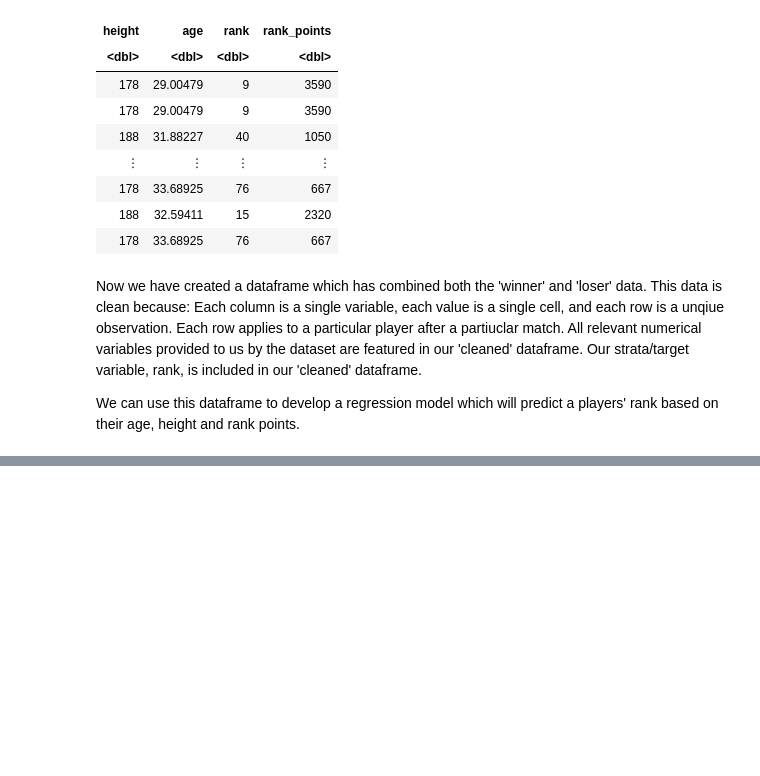
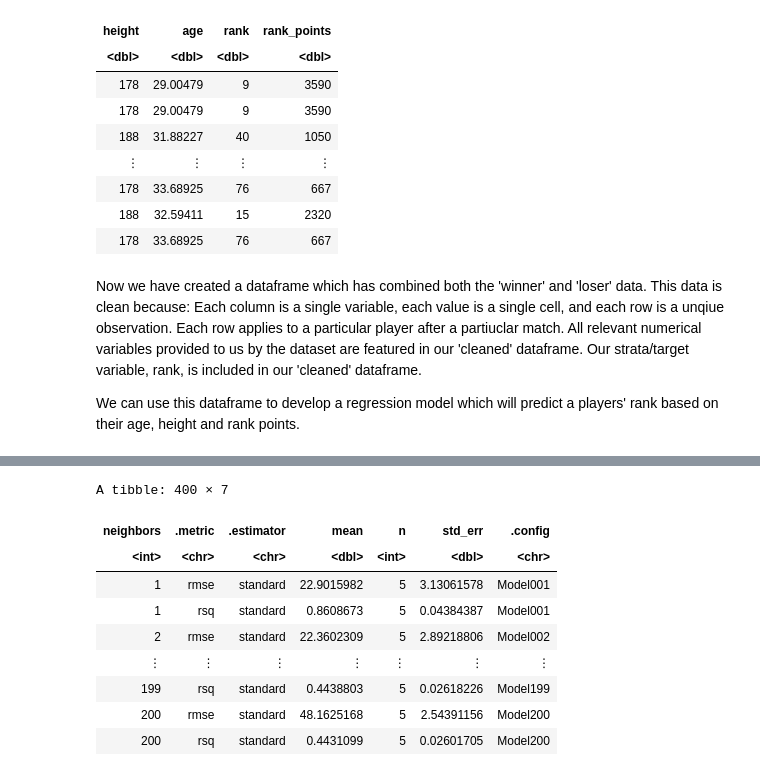
Before and after one commit to joelbonnie/ATPRankRegression, a Jupyter notebook: FinalProject.ipynb, the cells around one changed output, grey strips where cells are left out. Saved outputs shown, nothing was run; the diff lists cells and outputs as text; code cells hidden in the pictures; blank space fills up the shorter version.

Commit message:
Added Regression Model

```diff
--- a/FinalProject.ipynb
+++ b/FinalProject.ipynb
@@ -145,0 +150,5 @@ We can use this dataframe to develop a regression model which will predict a pla
+# %%
+set.seed(1)
+ATP_split <- initial_split(ATP_data_tidy_combined, prop = 0.75, strata = rank)
+ATP_training <- training(ATP_split)
+ATP_testing <- testing(ATP_split)
@@ -145,0 +163,10 @@ We can use this dataframe to develop a regression model which will predict a pla
+# %%
+set.seed(1) #DO NOT REMOVE
+
+ATP_spec <- nearest_neighbor(weight_func = "rectangular", neighbors = tune()) %>%
+       set_engine("kknn") %>%
+       set_mode("regression")
+
+ATP_recipe <- recipe(rank ~., data = ATP_training) %>%
+           step_scale(all_predictors()) %>%
+           step_center(all_predictors())
@@ -145,0 +175,6 @@ We can use this dataframe to develop a regression model which will predict a pla
+# %%
+set.seed(1) # DO NOT REMOVE
+ATP_vfold <- vfold_cv(ATP_training, v = 5, strata = rank)
+ATP_workflow <- workflow() %>%
+  add_recipe(ATP_recipe) %>%
+  add_model(ATP_spec)
@@ -145,0 +185,18 @@ We can use this dataframe to develop a regression model which will predict a pla
+# %%
+set.seed(1) # DO NOT CHANGE
+gridvals <- tibble(neighbors = seq(1, 200))
+ATP_results <- ATP_workflow %>%
+  tune_grid(resamples = ATP_vfold, grid = gridvals) %>%
+  collect_metrics()
+ATP_results
+# %% [output]
+A tibble: 400 × 7
+| neighbors | .metric | .estimator | mean | n | std_err | .config |
+| <int> | <chr> | <chr> | <dbl> | <int> | <dbl> | <chr> |
+| 1 | rmse | standard | 22.9015982 | 5 | 3.13061578 | Model001 |
+| 1 | rsq | standard | 0.8608673 | 5 | 0.04384387 | Model001 |
+| 2 | rmse | standard | 22.3602309 | 5 | 2.89218806 | Model002 |
+| ⋮ | ⋮ | ⋮ | ⋮ | ⋮ | ⋮ | ⋮ |
+| 199 | rsq | standard | 0.4438803 | 5 | 0.02618226 | Model199 |
+| 200 | rmse | standard | 48.1625168 | 5 | 2.54391156 | Model200 |
+| 200 | rsq | standard | 0.4431099 | 5 | 0.02601705 | Model200 |
```
Also changed, not shown: parts of 10 cells of this notebook.
